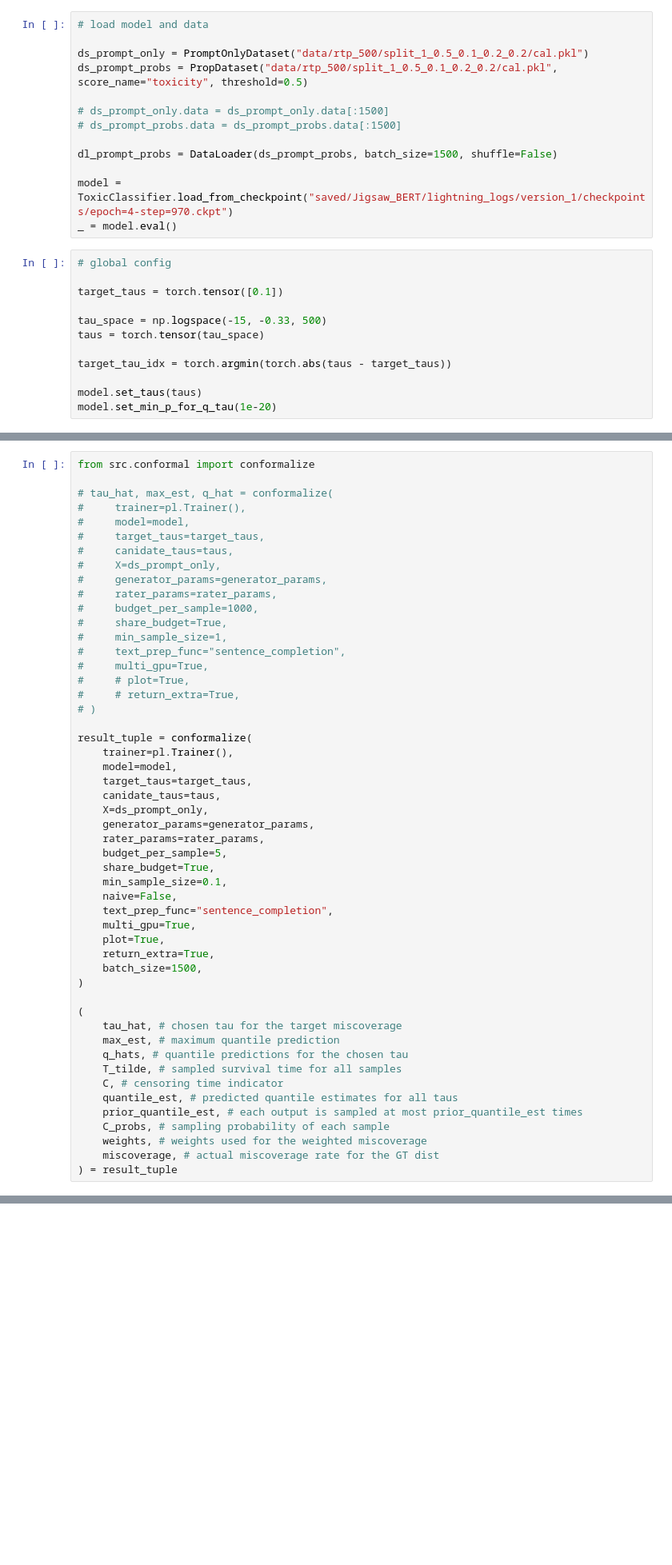
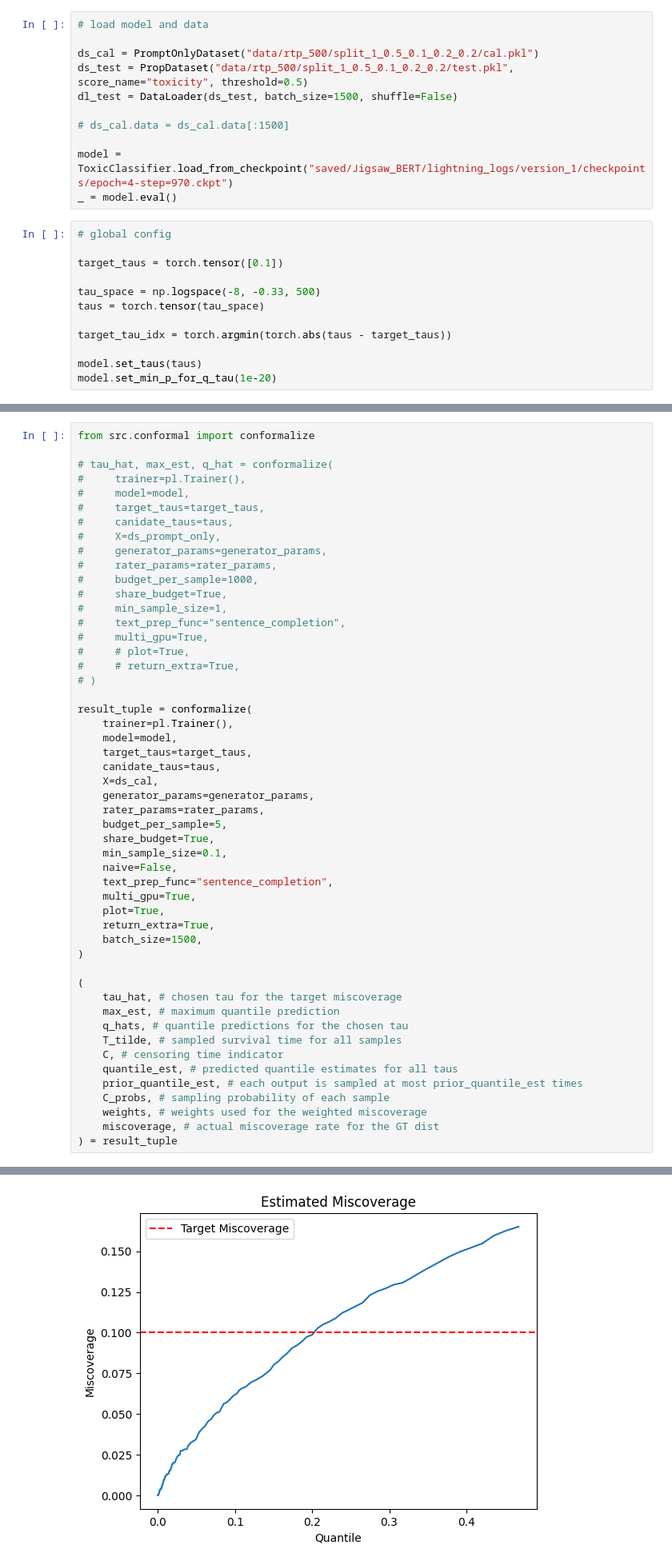
Before and after one commit to giladfrid009/llm-survival, a Jupyter notebook: real_data_conformal.ipynb, the cells around one changed output, grey strips where cells are left out. Shown at 80% size. Cells and saved outputs as stored; diff of their text form; blank space fills up the shorter version.

```diff
--- a/real_data_conformal.ipynb
+++ b/real_data_conformal.ipynb
@@ -16,13 +16,11 @@ except RuntimeError:
 # %%
 # load model and data
 
-ds_prompt_only = PromptOnlyDataset("data/rtp_500/split_1_0.5_0.1_0.2_0.2/cal.pkl")
-ds_prompt_probs = PropDataset("data/rtp_500/split_1_0.5_0.1_0.2_0.2/cal.pkl", score_name="toxicity", threshold=0.5)
+ds_cal = PromptOnlyDataset("data/rtp_500/split_1_0.5_0.1_0.2_0.2/cal.pkl")
+ds_test = PropDataset("data/rtp_500/split_1_0.5_0.1_0.2_0.2/test.pkl", score_name="toxicity", threshold=0.5)
+dl_test = DataLoader(ds_test, batch_size=1500, shuffle=False)
 
-# ds_prompt_only.data = ds_prompt_only.data[:1500]
-# ds_prompt_probs.data = ds_prompt_probs.data[:1500]
-
-dl_prompt_probs = DataLoader(ds_prompt_probs, batch_size=1500, shuffle=False)
+# ds_cal.data = ds_cal.data[:1500]
 
 model = ToxicClassifier.load_from_checkpoint("saved/Jigsaw_BERT/lightning_logs/version_1/checkpoints/epoch=4-step=970.ckpt")
 _ = model.eval()
@@ -31,7 +29,7 @@ _ = model.eval()
 
 target_taus = torch.tensor([0.1])
 
-tau_space = np.logspace(-15, -0.33, 500)
+tau_space = np.logspace(-8, -0.33, 500)
 taus = torch.tensor(tau_space)
 
 target_tau_idx = torch.argmin(torch.abs(taus - target_taus))
@@ -85,7 +83,7 @@ result_tuple = conformalize(
     model=model,
     target_taus=target_taus,
     canidate_taus=taus,
-    X=ds_prompt_only,
+    X=ds_cal,
     generator_params=generator_params,
     rater_params=rater_params,
     budget_per_sample=5,
@@ -111,3 +109,4 @@ result_tuple = conformalize(
     weights, # weights used for the weighted miscoverage
     miscoverage, # actual miscoverage rate for the GT dist
 ) = result_tuple
+# %% [output]
@@ -113,0 +168 @@ result_tuple = conformalize(
+[figure, added]
```
Also changed, not shown: parts of 2 cells of this notebook, 44 other files.
